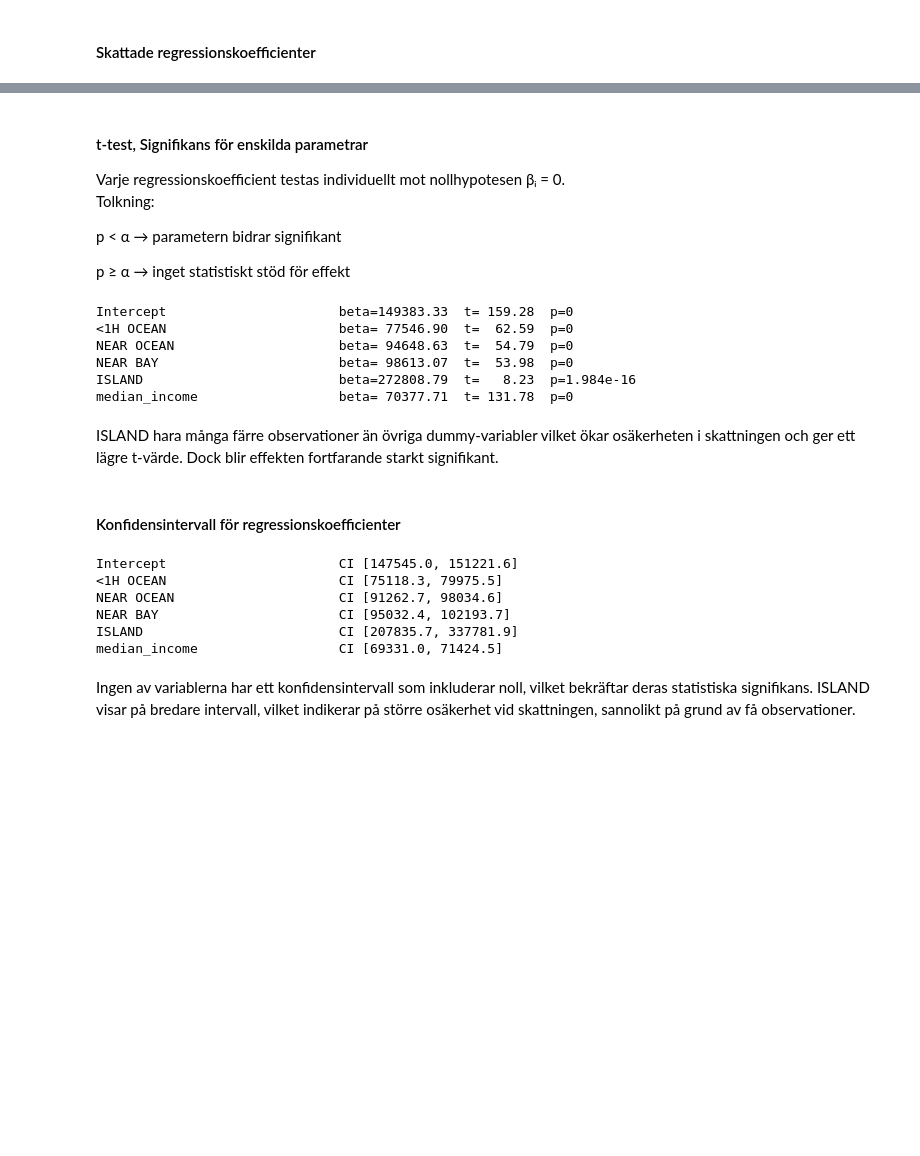
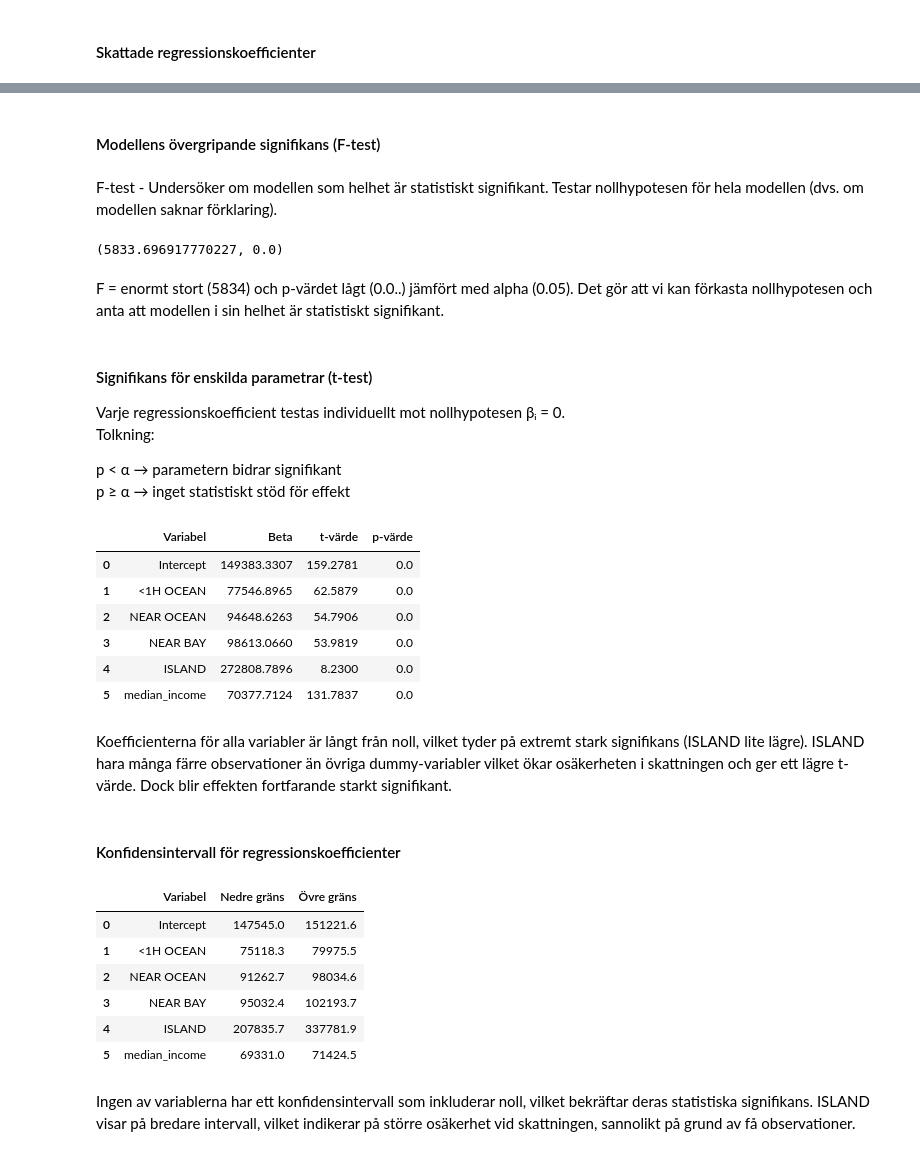
Before and after one commit to F-Degerman/statistical-methods-FANNY-DEGERMAN, a Jupyter notebook: Laboration-Statistik/housing_linear_regression_analysis.ipynb, the cells around one changed output, grey strips where cells are left out. Cells and saved outputs as stored; diff of their text form; code cells hidden in the pictures; blank space fills up the shorter version.

```diff
--- a/Laboration-Statistik/housing_linear_regression_analysis.ipynb
+++ b/Laboration-Statistik/housing_linear_regression_analysis.ipynb
@@ -457,0 +426,9 @@ F = enormt stort (5834) och p-värdet lågt (0.0..) jämfört med alpha (0.05).
+# %%
+for name, coef in zip(X.columns, model.b):
+
+    coef_table = pd.DataFrame({
+        "Variabel": X.columns,
+        "Koefficient": model.b
+    })
+
+coef_table
@@ -458,40 +461,69 @@ F = enormt stort (5834) och p-värdet lågt (0.0..) jämfört med alpha (0.05).
+# %% [markdown]
+#### Modellens övergripande signifikans (F-test)
+# %% [markdown]
+F-test - Undersöker om modellen som helhet är statistiskt signifikant. Testar nollhypotesen för hela modellen (dvs. om modellen saknar förklaring).
+# %%
+F_stat, p_val = model.f_test()
+F_stat, p_val
+# %% [output]
+(5833.696917770227, 0.0)
+# %% [markdown]
+F = enormt stort (5834) och p-värdet lågt (0.0..) jämfört med alpha (0.05). Det gör att vi kan förkasta nollhypotesen och anta att modellen i sin helhet är statistiskt signifikant.
 # %% [markdown]
-#### t-test, Signifikans för enskilda parametrar
+#### Signifikans för enskilda parametrar (t-test)
 
 Varje regressionskoefficient testas individuellt mot nollhypotesen βᵢ = 0.
 Tolkning:
 
 p < α → parametern bidrar signifikant
-
 p ≥ α → inget statistiskt stöd för effekt
 # %%
 tests = model.t_tests()
 
 for name, b, t, p in zip(X.columns, model.b, tests["t"], tests["p"]):
-    print(f"{name:30s} beta={b:9.2f}  t={t:7.2f}  p={p:.4g}")
+
+    tests = model.t_tests()
+
+    t_table = pd.DataFrame({
+        "Variabel": X.columns,
+        "Beta": model.b,
+        "t-värde": tests["t"],
+        "p-värde": tests["p"]
+    })
+
+t_table.round(4)
 # %% [output]
-Intercept                      beta=149383.33  t= 159.28  p=0
-<1H OCEAN                      beta= 77546.90  t=  62.59  p=0
-NEAR OCEAN                     beta= 94648.63  t=  54.79  p=0
-NEAR BAY                       beta= 98613.07  t=  53.98  p=0
-ISLAND                         beta=272808.79  t=   8.23  p=1.984e-16
-median_income                  beta= 70377.71  t= 131.78  p=0
+|  | Variabel | Beta | t-värde | p-värde |
+| 0 | Intercept | 149383.3307 | 159.2781 | 0.0 |
+| 1 | <1H OCEAN | 77546.8965 | 62.5879 | 0.0 |
+| 2 | NEAR OCEAN | 94648.6263 | 54.7906 | 0.0 |
+| 3 | NEAR BAY | 98613.0660 | 53.9819 | 0.0 |
+| 4 | ISLAND | 272808.7896 | 8.2300 | 0.0 |
+| 5 | median_income | 70377.7124 | 131.7837 | 0.0 |
 # %% [markdown]
-ISLAND hara många färre observationer än övriga dummy-variabler vilket ökar osäkerheten i skattningen och ger ett lägre t-värde. Dock blir effekten fortfarande starkt signifikant.
+Koefficienterna för alla variabler är långt från noll, vilket tyder på extremt stark signifikans (ISLAND lite lägre). ISLAND hara många färre observationer än övriga dummy-variabler vilket ökar osäkerheten i skattningen och ger ett lägre t-värde. Dock blir effekten fortfarande starkt signifikant.
 # %% [markdown]
 #### Konfidensintervall för regressionskoefficienter
 # %%
+import pandas as pd
+
 ci_low, ci_high = model.confidence_intervals()
 
-for name, lo, hi in zip(X.columns, ci_low, ci_high):
-    print(f"{name:30s} CI [{lo:.1f}, {hi:.1f}]")
+ci_table = pd.DataFrame({
+    "Variabel": X.columns,
+    "Nedre gräns": ci_low,
+    "Övre gräns": ci_high
+}).round(1)
+
+ci_table
 # %% [output]
-Intercept                      CI [147545.0, 151221.6]
-<1H OCEAN                      CI [75118.3, 79975.5]
-NEAR OCEAN                     CI [91262.7, 98034.6]
-NEAR BAY                       CI [95032.4, 102193.7]
-ISLAND                         CI [207835.7, 337781.9]
-median_income                  CI [69331.0, 71424.5]
+|  | Variabel | Nedre gräns | Övre gräns |
+| 0 | Intercept | 147545.0 | 151221.6 |
+| 1 | <1H OCEAN | 75118.3 | 79975.5 |
+| 2 | NEAR OCEAN | 91262.7 | 98034.6 |
+| 3 | NEAR BAY | 95032.4 | 102193.7 |
+| 4 | ISLAND | 207835.7 | 337781.9 |
+| 5 | median_income | 69331.0 | 71424.5 |
 # %% [markdown]
 Ingen av variablerna har ett konfidensintervall som inkluderar noll, vilket bekräftar deras statistiska signifikans. ISLAND visar på bredare intervall, vilket indikerar på större osäkerhet vid skattningen, sannolikt på grund av få observationer.
 # %% [markdown]
```
Also changed, not shown: parts of 37 cells of this notebook, 1 other file.
